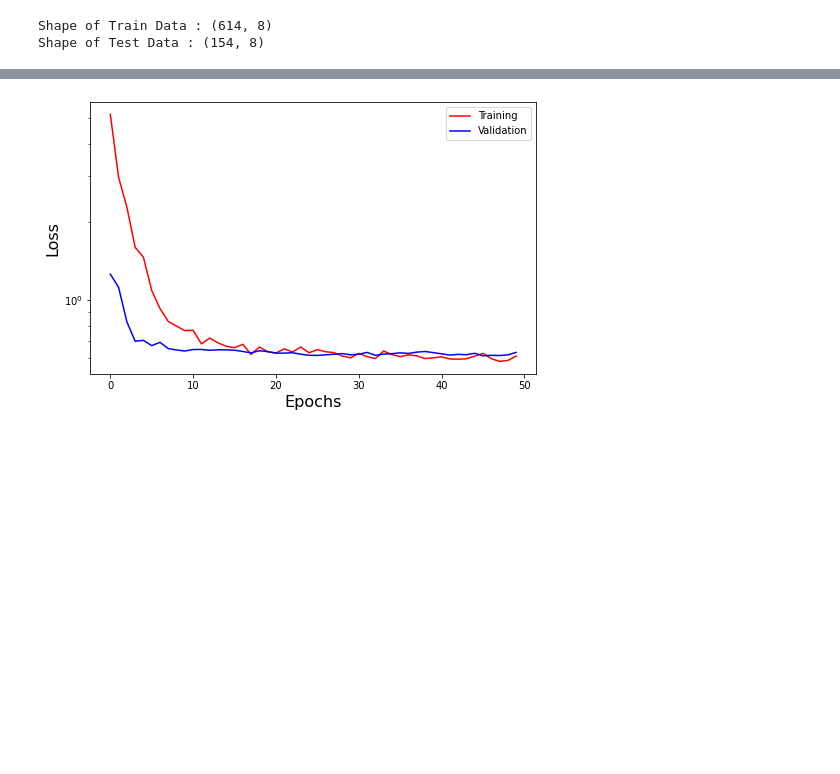
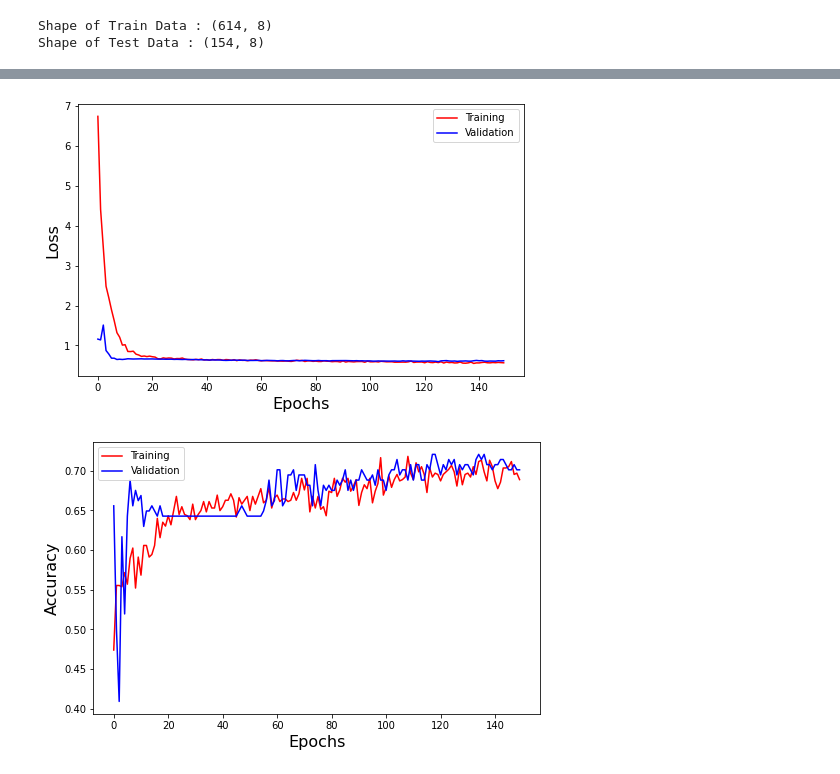
Before and after one commit to Lipinor/deep_learning_cbpf, a Jupyter notebook: diabetes_filipe_melo.ipynb, the cells around one changed output, grey strips where cells are left out. Saved outputs shown, nothing was run; the diff lists cells and outputs as text; code cells hidden in the pictures; blank space fills up the shorter version.

```diff
--- a/diabetes_filipe_melo.ipynb
+++ b/diabetes_filipe_melo.ipynb
@@ -83,8 +85,8 @@ Shape of Test Data : (154, 8)
 # %%
 model = Sequential([
-  Dense(200, activation='relu', input_dim = (8)),
+  Dense(100, activation='relu', input_dim = (8)),
   keras.layers.Dropout(0.3),
-  Dense(100, activation='relu'),
+  Dense(50, activation='relu'),
   keras.layers.Dropout(0.3),
   Dense(1, activation='sigmoid'),
 ])
@@ -122,7 +125,7 @@ _________________________________________________________________
 history = model.fit(
   X_train, # training data
   y_train, # training targets
-  epochs=50,
+  epochs=150,
   batch_size=32,
   validation_data = (X_test, y_test),
   verbose = 1
@@ -175,20 +154,40 @@ plt.show()
 # %%
 loss = history.history['loss']
 val_loss = history.history['val_loss']
 
+accuracy = history.history['accuracy']
+val_accuracy = history.history['val_accuracy']
+
 #Epochs
 epochs = range(len(val_loss))
 
-fig = plt.figure(figsize=(8,5))
-gs = fig.add_gridspec(1, 1)
-ax1 = fig.add_subplot(gs[0, 0])
+# Plotting loss
+
+fig1 = plt.figure(figsize=(8,5))
+gs1 = fig1.add_gridspec(1, 1)
+ax1 = fig1.add_subplot(gs1[0, 0])
 
 ax1.plot(epochs, loss, 'r', label='Training')
 ax1.plot(epochs, val_loss, 'b', label='Validation')
 ax1.set_xlabel('Epochs', size=16)
 ax1.set_ylabel('Loss', size=16)
-ax1.set_yscale('log')
+#ax1.set_yscale('log')
 ax1.legend()
 plt.show()
+
+# Plotting accuracy metric
+
+fig2 = plt.figure(figsize=(8,5))
+gs2 = fig2.add_gridspec(1, 1)
+ax2 = fig2.add_subplot(gs2[0, 0])
+
+ax2.plot(epochs, accuracy, 'r', label='Training')
+ax2.plot(epochs, val_accuracy, 'b', label='Validation')
+ax2.set_xlabel('Epochs', size=16)
+ax2.set_ylabel('Accuracy', size=16)
+#ax2.set_yscale('log')
+ax2.legend()
+plt.show()
 # %% [output]
-[figure, old version]
+[figure, new version]
+[figure, added]
```
Also changed, not shown: parts of 11 cells of this notebook.
